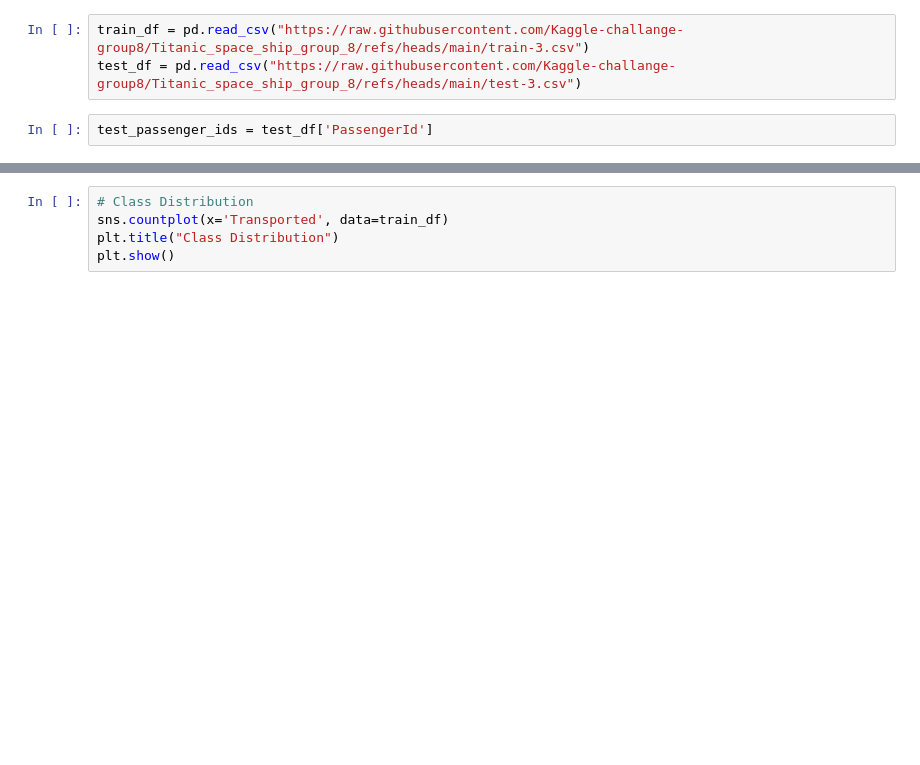
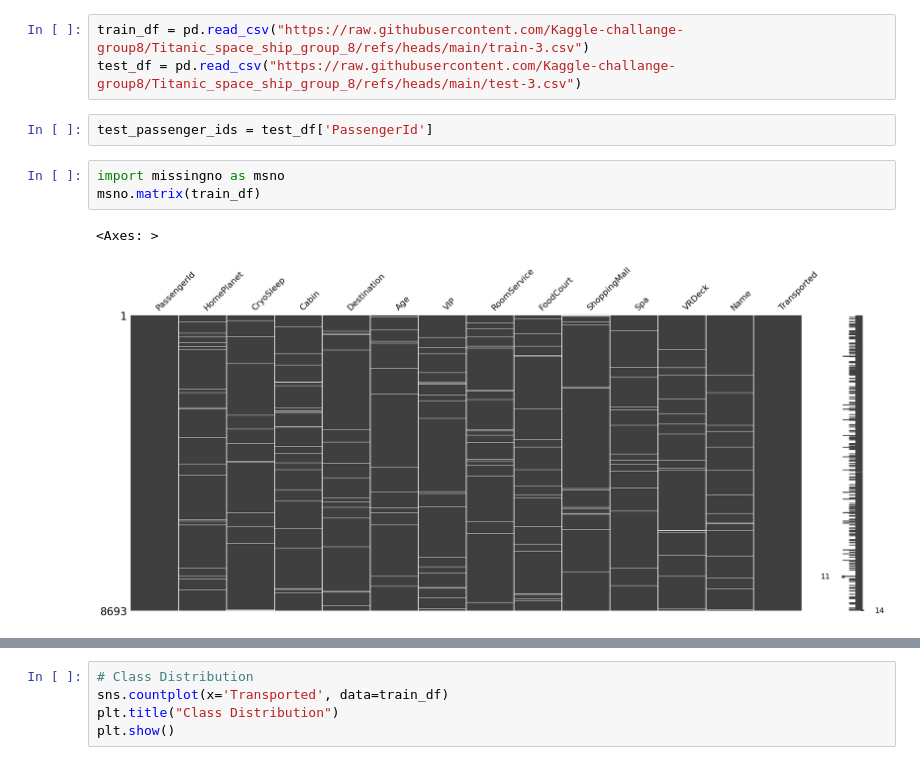
Before and after one commit to Kaggle-challange-group8/Titanic_space_ship_group_8, a Jupyter notebook: Kaggle_challange_group8.ipynb, the cells around one changed output, grey strips where cells are left out. Cells and saved outputs as stored; diff of their text form; blank space fills up the shorter version.

```diff
--- a/Kaggle_challange_group8.ipynb
+++ b/Kaggle_challange_group8.ipynb
@@ -152,3 +146,9 @@ train_df = pd.read_csv("https://raw.githubusercontent.com/Kaggle-challange-group
 test_df = pd.read_csv("https://raw.githubusercontent.com/Kaggle-challange-group8/Titanic_space_ship_group_8/refs/heads/main/test-3.csv")
 # %%
 test_passenger_ids = test_df['PassengerId']
+# %%
+import missingno as msno
+msno.matrix(train_df)
+# %% [output]
+<Axes: >
+[figure, added]
```
Also changed, not shown: parts of 37 cells of this notebook.
